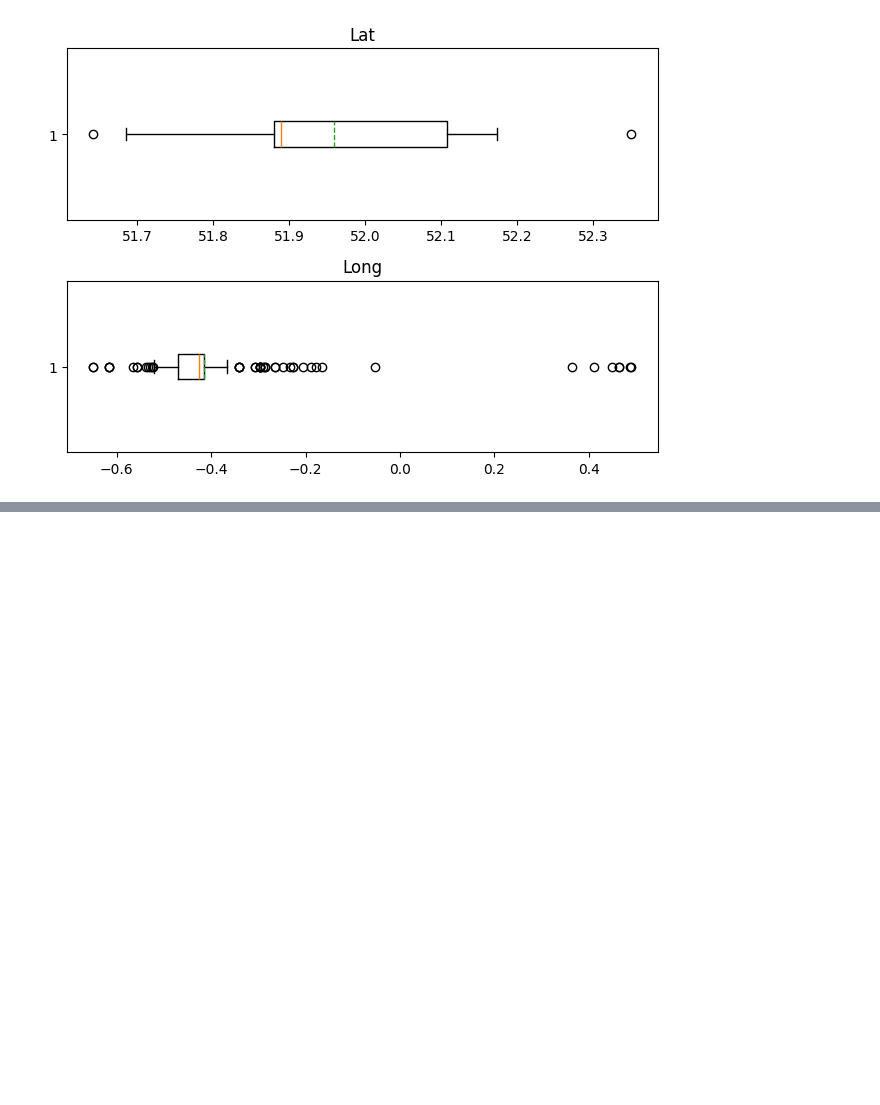
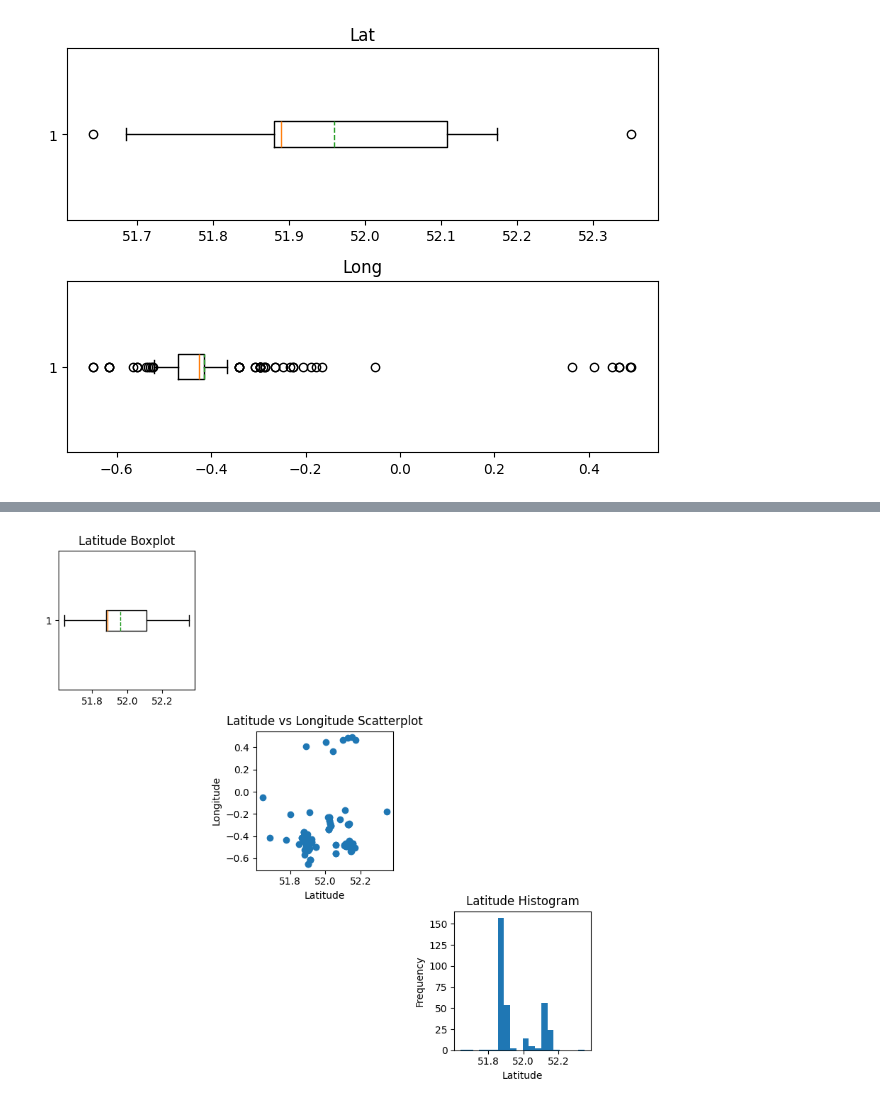
Before and after one commit to Thanyarat281-6/dataviz2025, a Jupyter notebook: Visualize_Data_Distribution.ipynb, the cells around one changed output, grey strips where cells are left out. Saved outputs shown, nothing was run; the diff lists cells and outputs as text; code cells hidden in the pictures; blank space fills up the shorter version.

```diff
--- a/Visualize_Data_Distribution.ipynb
+++ b/Visualize_Data_Distribution.ipynb
@@ -454,0 +464,31 @@ plt.show()
+# %%
+fig, axes = plt.subplots(nrows=3, ncols=3, figsize=(8, 8))
+
+# Boxplot on the diagonal
+axes[0, 0].boxplot(stopandsearch_df['Latitude'].dropna(), vert=False, showmeans=True, meanline=True)
+axes[0, 0].set_title('Latitude Boxplot')
+
+# Scatterplot on the diagonal
+axes[1, 1].scatter(stopandsearch_df['Latitude'], stopandsearch_df['Longitude'])
+axes[1, 1].set_title('Latitude vs Longitude Scatterplot')
+axes[1, 1].set_xlabel('Latitude')
+axes[1, 1].set_ylabel('Longitude')
+
+# Histogram on the diagonal
+axes[2, 2].hist(stopandsearch_df['Latitude'].dropna(), bins=20)
+axes[2, 2].set_title('Latitude Histogram')
+axes[2, 2].set_xlabel('Latitude')
+axes[2, 2].set_ylabel('Frequency')
+
+# Turn off the unused subplots to create a diagonal arrangement
+axes[0, 1].axis('off')
+axes[0, 2].axis('off')
+axes[1, 0].axis('off')
+axes[1, 2].axis('off')
+axes[2, 0].axis('off')
+axes[2, 1].axis('off')
+
+plt.tight_layout()
+plt.show()
+# %% [output]
+[figure, added]
```
Also changed, not shown: parts of 1 cell of this notebook.
